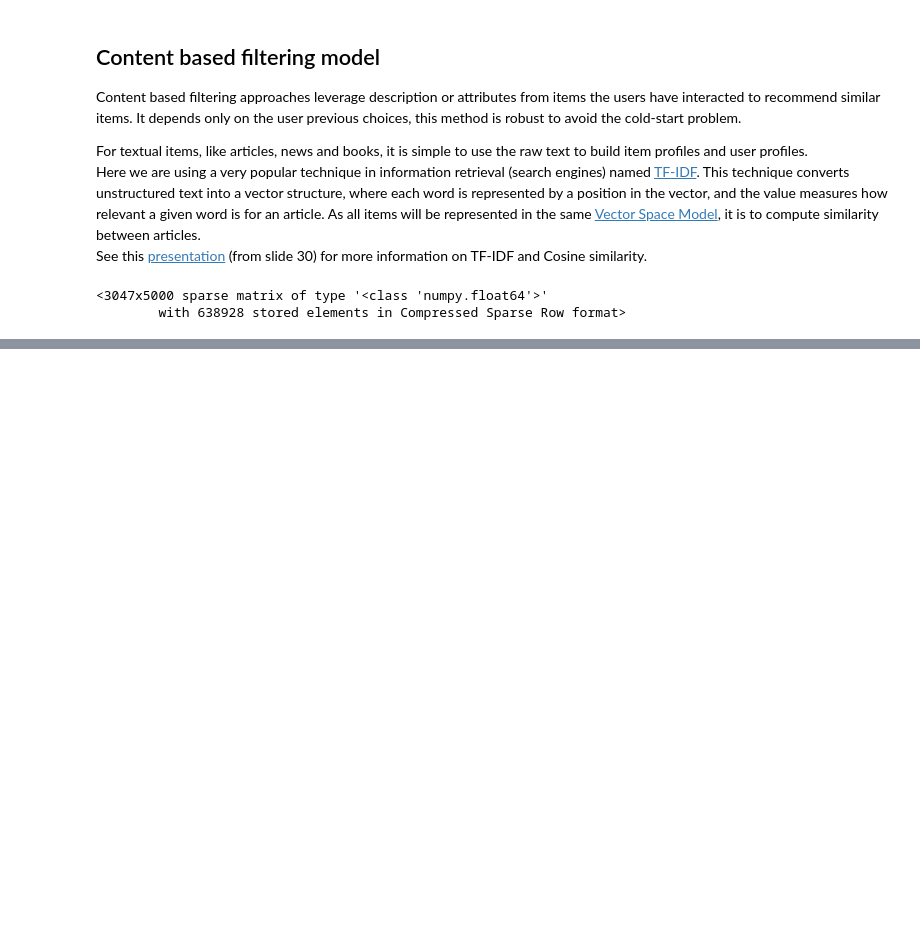
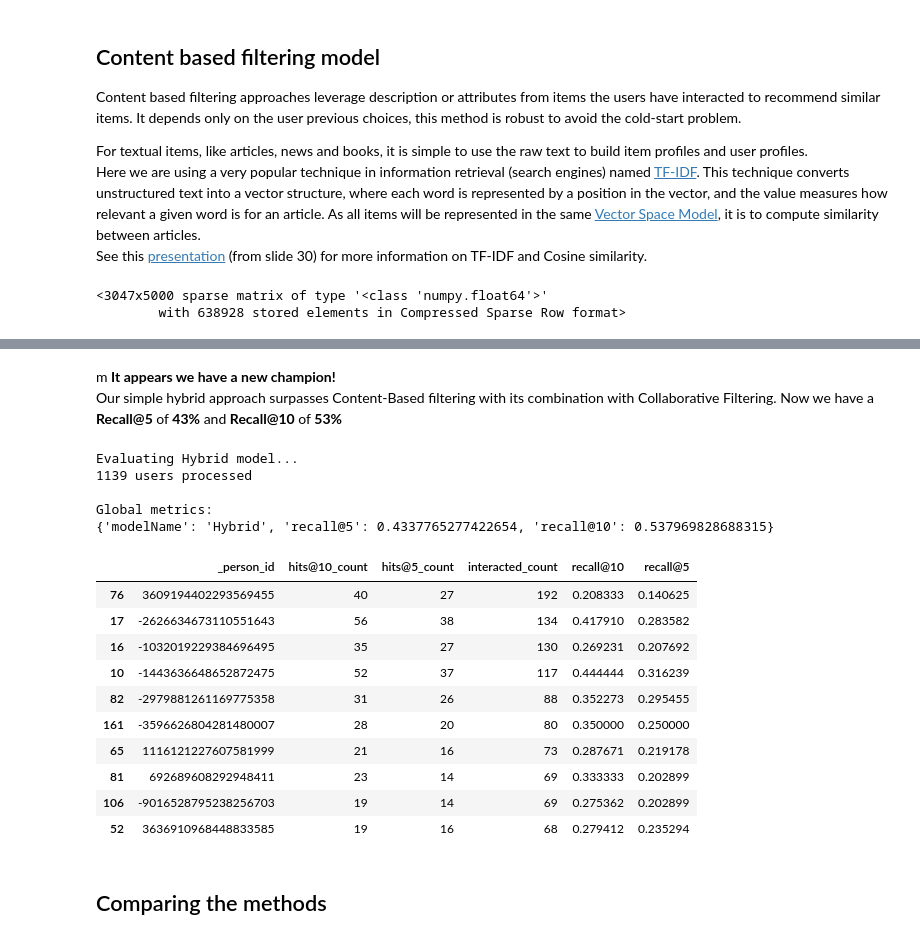
Before and after one commit to schen57/Python-recommender-101-, a Jupyter notebook: Recommender system 101.ipynb, the cells around one changed output, grey strips where cells are left out. Saved outputs shown, nothing was run; the diff lists cells and outputs as text; code cells hidden in the pictures; blank space fills up the shorter version.

Commit message:
3 Approaches implemented complete

```diff
--- a/Recommender system 101.ipynb
+++ b/Recommender system 101.ipynb
@@ -408,0 +764,28 @@ tfidf_matrix
+# %% [markdown]
+m
+**It appears we have a new champion!**
+Our simple hybrid approach surpasses Content-Based filtering with its combination with Collaborative Filtering. Now we have a **Recall@5** of **43%** and **Recall@10** of **53%**
+# %%
+print('Evaluating Hybrid model...')
+hybrid_global_metrics, hybrid_detailed_results_df = model_evaluator.evaluate_model(hybrid_recommender_model)
+print('\nGlobal metrics:\n%s' % hybrid_global_metrics)
+hybrid_detailed_results_df.head(10)
+# %% [output]
+Evaluating Hybrid model...
+1139 users processed
+
+Global metrics:
+{'modelName': 'Hybrid', 'recall@5': 0.4337765277422654, 'recall@10': 0.537969828688315}
+|  | _person_id | hits@10_count | hits@5_count | interacted_count | recall@10 | recall@5 |
+| 76 | 3609194402293569455 | 40 | 27 | 192 | 0.208333 | 0.140625 |
+| 17 | -2626634673110551643 | 56 | 38 | 134 | 0.417910 | 0.283582 |
+| 16 | -1032019229384696495 | 35 | 27 | 130 | 0.269231 | 0.207692 |
+| 10 | -1443636648652872475 | 52 | 37 | 117 | 0.444444 | 0.316239 |
+| 82 | -2979881261169775358 | 31 | 26 | 88 | 0.352273 | 0.295455 |
+| 161 | -3596626804281480007 | 28 | 20 | 80 | 0.350000 | 0.250000 |
+| 65 | 1116121227607581999 | 21 | 16 | 73 | 0.287671 | 0.219178 |
+| 81 | 692689608292948411 | 23 | 14 | 69 | 0.333333 | 0.202899 |
+| 106 | -9016528795238256703 | 19 | 14 | 69 | 0.275362 | 0.202899 |
+| 52 | 3636910968448833585 | 19 | 16 | 68 | 0.279412 | 0.235294 |
+# %% [markdown]
+## Comparing the methods
```
Also changed, not shown: parts of 29 cells of this notebook.
